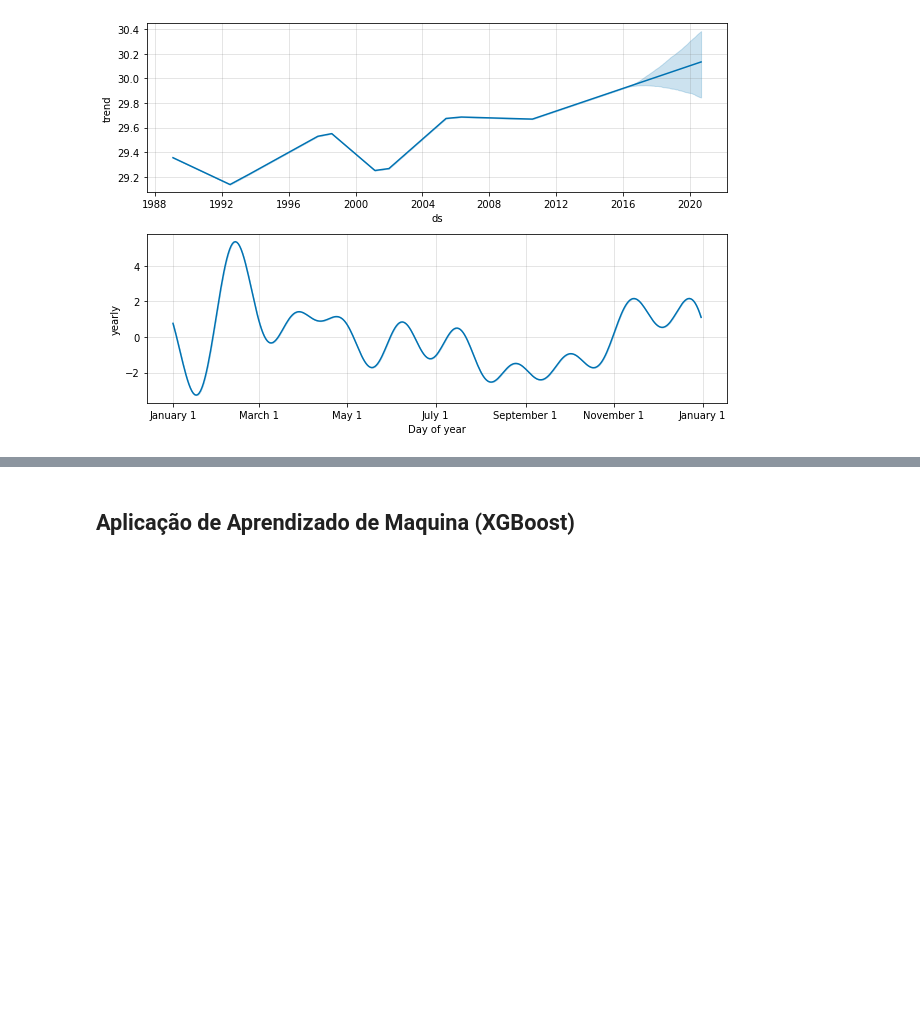
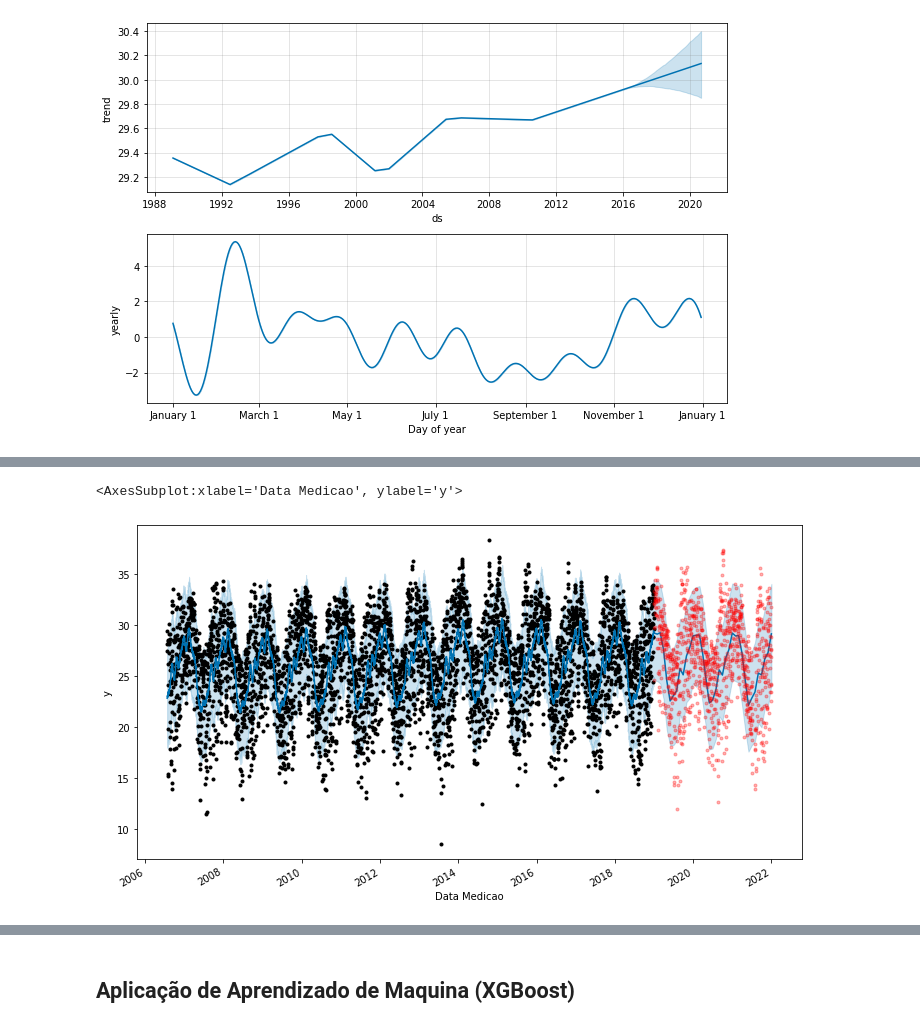
Before and after one commit to Bernardofcr/time_series_analysis, a Jupyter notebook: Time Series Analysis.ipynb, the cells around one changed output, grey strips where cells are left out. Saved outputs shown, nothing was run; the diff lists cells and outputs as text; code cells hidden in the pictures; blank space fills up the shorter version.

```diff
--- a/Time Series Analysis.ipynb
+++ b/Time Series Analysis.ipynb
@@ -246,0 +245,3 @@ plot=model.plot_components(forecast) #trabalhar na sanolidade para mensal / sema
+# %%
+df["ds"] = pd.to_datetime(df["Data Medicao"])
+df["y"] = df["TEMPERATURA MAXIMA, DIARIA (AUT)(°C)"]
@@ -246,0 +258,7 @@ plot=model.plot_components(forecast) #trabalhar na sanolidade para mensal / sema
+# %%
+train = df[:"2018"]
+test = df["2019":]
+fig, ax = plt.subplots(figsize=(15, 5))
+train["TEMPERATURA MAXIMA, DIARIA (AUT)(°C)"].plot()
+test["TEMPERATURA MAXIMA, DIARIA (AUT)(°C)"].plot()
+ax.axvline('01-01-2019', color='black', ls='--')
@@ -246,0 +268,3 @@ plot=model.plot_components(forecast) #trabalhar na sanolidade para mensal / sema
+# %%
+model = Prophet()
+model.fit(train)
@@ -246,0 +275,8 @@ plot=model.plot_components(forecast) #trabalhar na sanolidade para mensal / sema
+# %%
+future = model.make_future_dataframe(periods=36, freq="M")
+forecast = model.predict(future)
+plot=model.plot(forecast)
+test["TEMPERATURA MAXIMA, DIARIA (AUT)(°C)"].plot(color="red", style=".", alpha=.3)
+# %% [output]
+<AxesSubplot:xlabel='Data Medicao', ylabel='y'>
+[figure, added]
```
Also changed, not shown: parts of 39 cells of this notebook.
